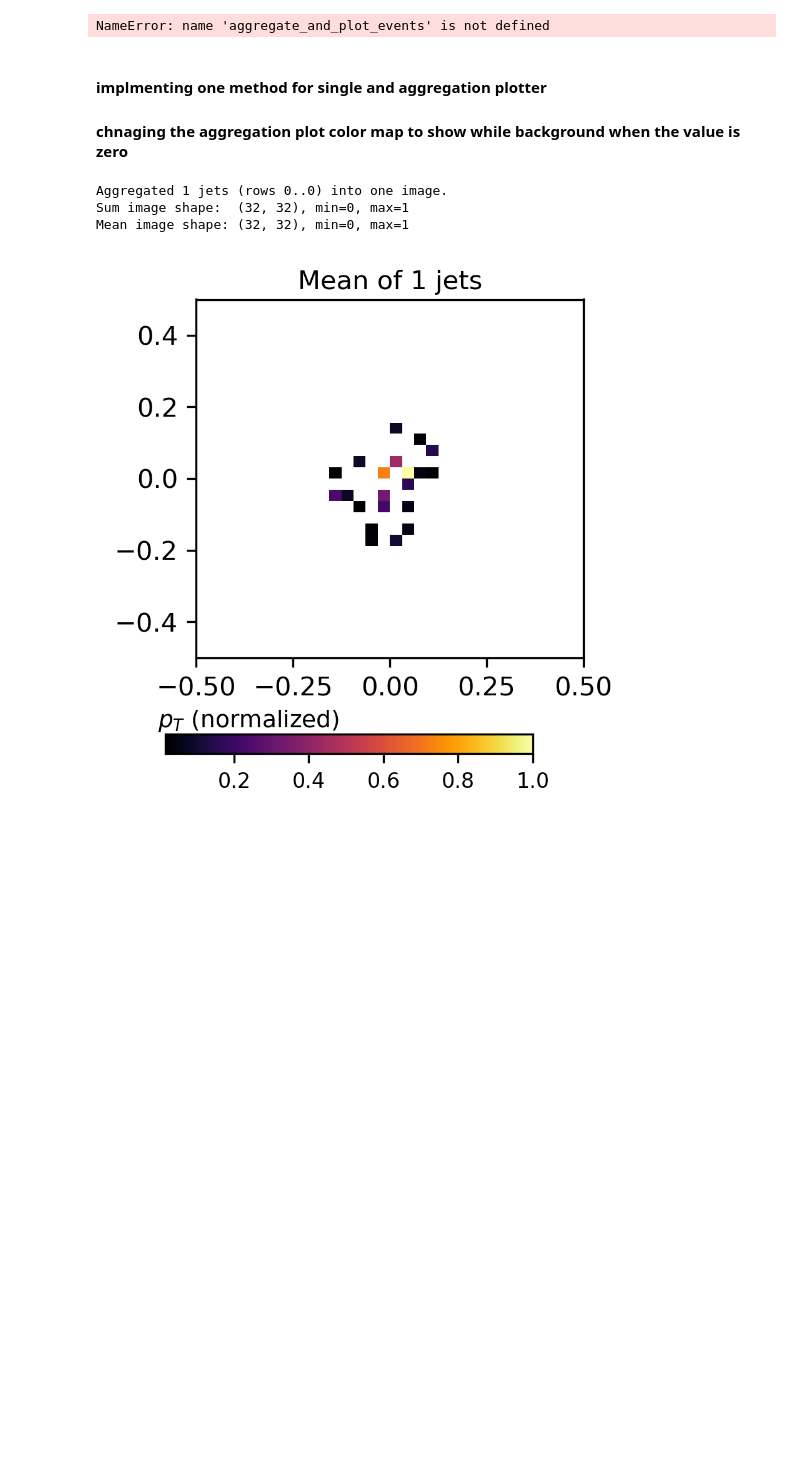
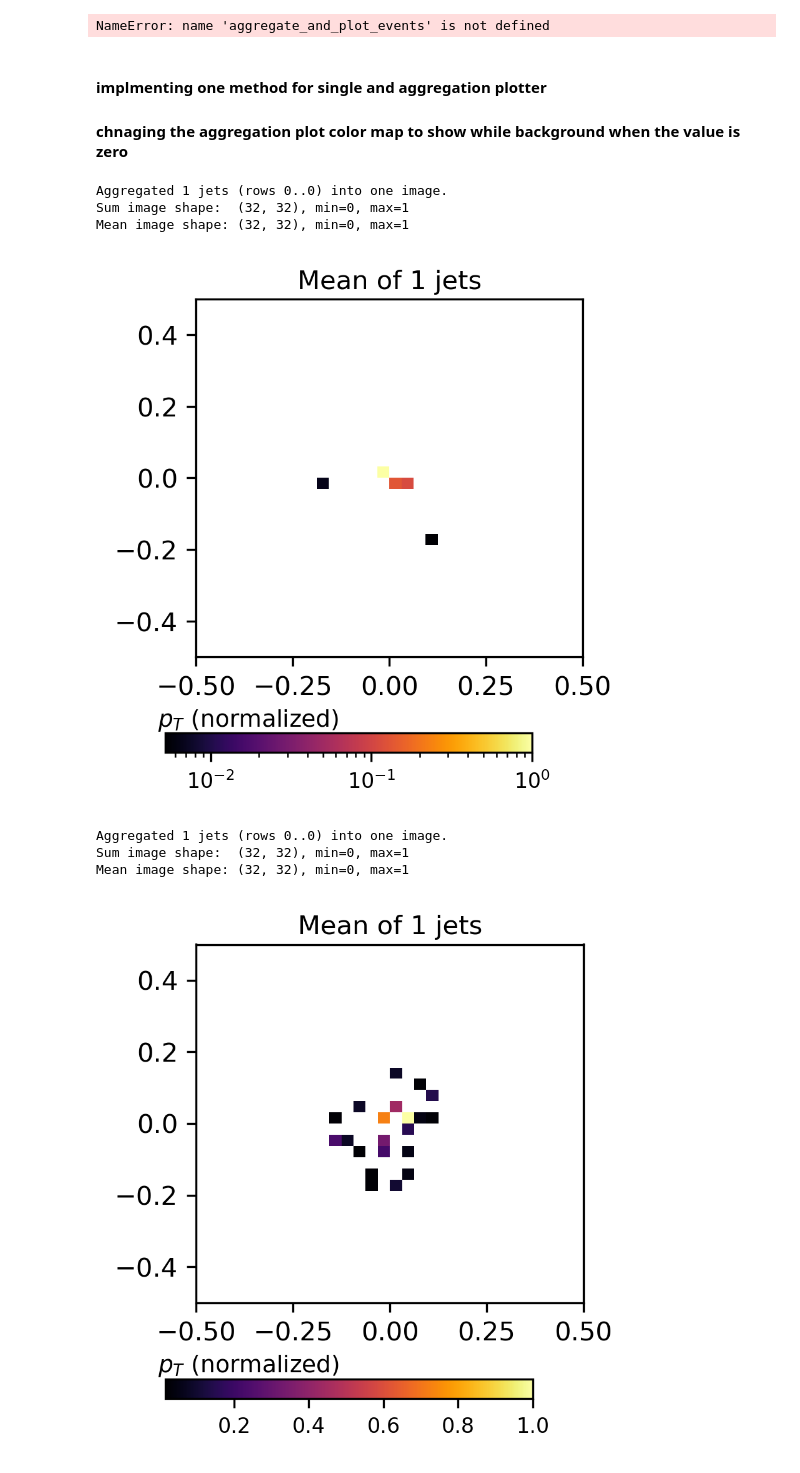
Before and after one commit to hmehryar/ml-jet-ext, a Jupyter notebook: dataset_builder/plot_event.ipynb, the cells around one changed output. Drawn from its saved outputs; the diff is of its cells as text; code cells hidden in the pictures; blank space fills up the shorter version.

```diff
--- a/dataset_builder/plot_event.ipynb
+++ b/dataset_builder/plot_event.ipynb
@@ -803,6 +833,26 @@ def aggregate_and_plot_events_styled(
     plt.show()
 
     return mean_image
+# %%
+
+mean_img = aggregate_and_plot_events_styled(
+    csv_file=csv_file,
+    dataset_root=dataset_root,
+    start_index=0,  # e.g., 0 or wherever you want to start
+    num_events=1,
+    phi_range=(-0.5, 0.5),
+    eta_range=(-0.5, 0.5),
+    cmap="inferno",
+    use_log_norm=True,
+    add_axes_labels=False,
+    add_legend=False,
+    add_colorbar=True,
+)
+# %% [output]
+Aggregated 1 jets (rows 0..0) into one image.
+Sum image shape:  (32, 32), min=0, max=1
+Mean image shape: (32, 32), min=0, max=1
+[figure, added]
 # %%
 
 mean_img = aggregate_and_plot_events_styled(
```
Also changed, not shown: parts of 5 cells of this notebook, 1 other file.
